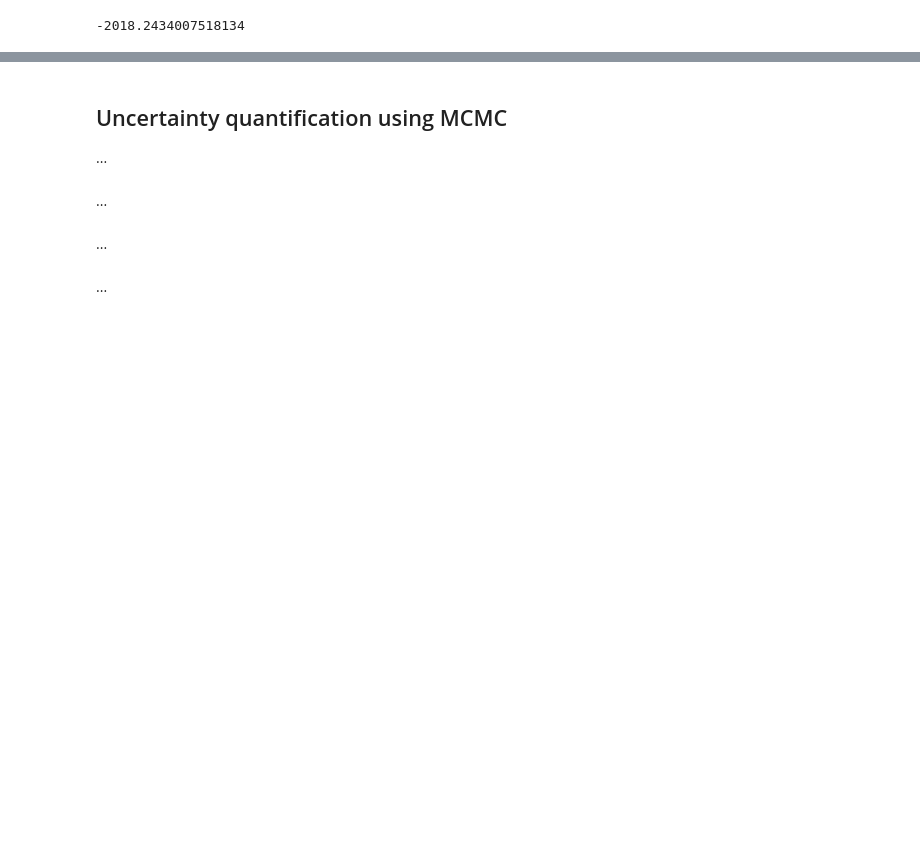
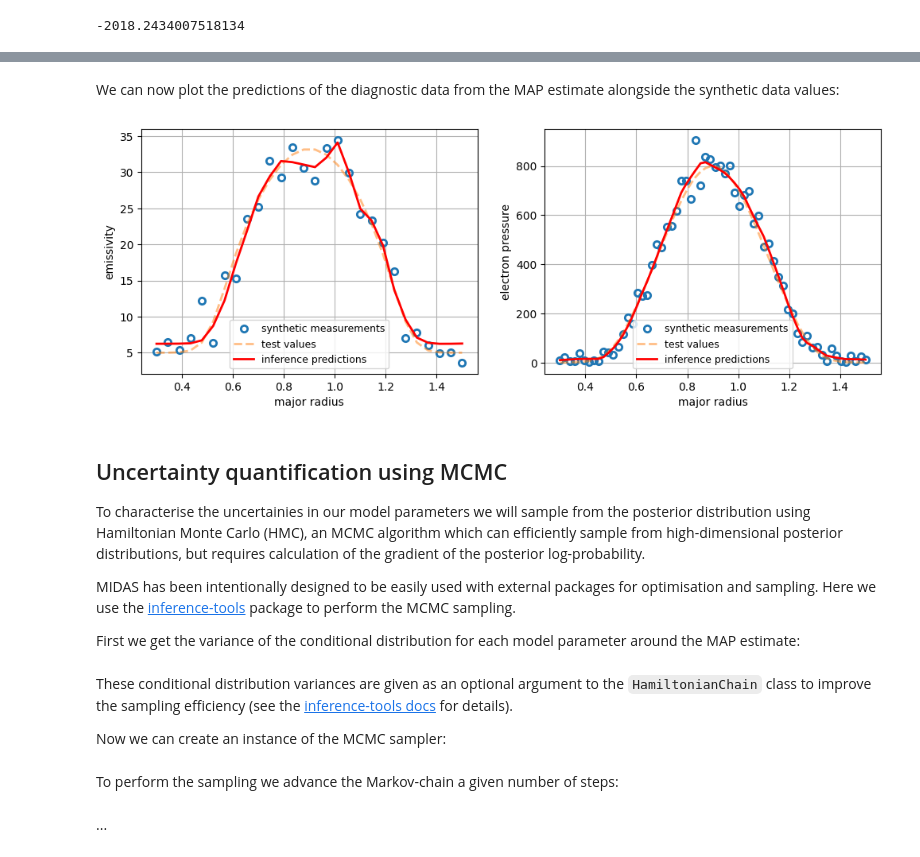
Before and after one commit to C-bowman/midas-examples, a Jupyter notebook: sxr_example/sxr_example_notebook.ipynb, the cells around one changed output, grey strips where cells are left out. Saved outputs shown, nothing was run; the diff lists cells and outputs as text; code cells hidden in the pictures; blank space fills up the shorter version.

```diff
--- a/sxr_example/sxr_example_notebook.ipynb
+++ b/sxr_example/sxr_example_notebook.ipynb
@@ -291,4 +301,36 @@ plt.show()
+# %% [markdown]
+We can now plot the predictions of the diagnostic data from the MAP estimate alongside the synthetic data values:
+# %%
+from data import test_axis, test_te, brem_data_clean, pe_data_clean
+
+fig = plt.figure(figsize=(12, 4))
+
+ax1 = fig.add_subplot(1, 2, 1)
+ax1.plot(brem_axis, brem_data, "o", label="synthetic measurements", markerfacecolor="none", markeredgewidth=2)
+ax1.plot(brem_axis, brem_data_clean, "--", alpha=0.5, lw=2, label="test values")
+ax1.plot(brem_axis, model_predictions["bremsstrahlung"], c="red", lw=2, label="inference predictions")
+ax1.grid()
+ax1.set_ylabel("emissivity")
+ax1.set_xlabel("major radius")
+ax1.legend(fontsize=9)
+
+ax2 = fig.add_subplot(1, 2, 2)
+ax2.plot(pe_axis, pe_data, "o", label="synthetic measurements", markerfacecolor="none", markeredgewidth=2)
+ax2.plot(pe_axis, pe_data_clean, "--", alpha=0.5, lw=2, label="test values")
+ax2.plot(pe_axis, model_predictions["pressure"], c="red", lw=2, label="inference predictions")
+ax2.grid()
+ax2.set_ylabel("electron pressure")
+ax2.set_xlabel("major radius")
+ax2.legend(fontsize=9)
+
+plt.show()
+# %% [output]
+[figure, added]
 # %% [markdown]
 ## Uncertainty quantification using MCMC
-...
+To characterise the uncertainies in our model parameters we will sample from the posterior distribution using Hamiltonian Monte Carlo (HMC), an MCMC algorithm which can efficiently sample from high-dimensional posterior distributions, but requires calculation of the gradient of the posterior log-probability.
+
+MIDAS has been intentionally designed to be easily used with external packages for optimisation and sampling. Here we use the [inference-tools](https://github.com/C-bowman/inference-tools) package to perform the MCMC sampling.
+
+First we get the variance of the conditional distribution for each model parameter around the MAP estimate:
 # %%
@@ -308,5 +344,7 @@ for i in range(PlasmaState.n_params):
 # %% [markdown]
-...
+These conditional distribution variances are given as an optional argument to the `HamiltonianChain` class to improve the sampling efficiency (see the [inference-tools docs](https://inference-tools.readthedocs.io/en/stable/HamiltonianChain.html) for details).
+
+Now we can create an instance of the MCMC sampler:
 # %%
 from inference.mcmc import Bounds, HamiltonianChain
 
@@ -325,5 +363,5 @@ chain.steps = 25
 # %% [markdown]
-...
+To perform the sampling we advance the Markov-chain a given number of steps:
 # %%
 chain.advance(2500)
 # %% [markdown]
```
Also changed, not shown: parts of 37 cells of this notebook.
